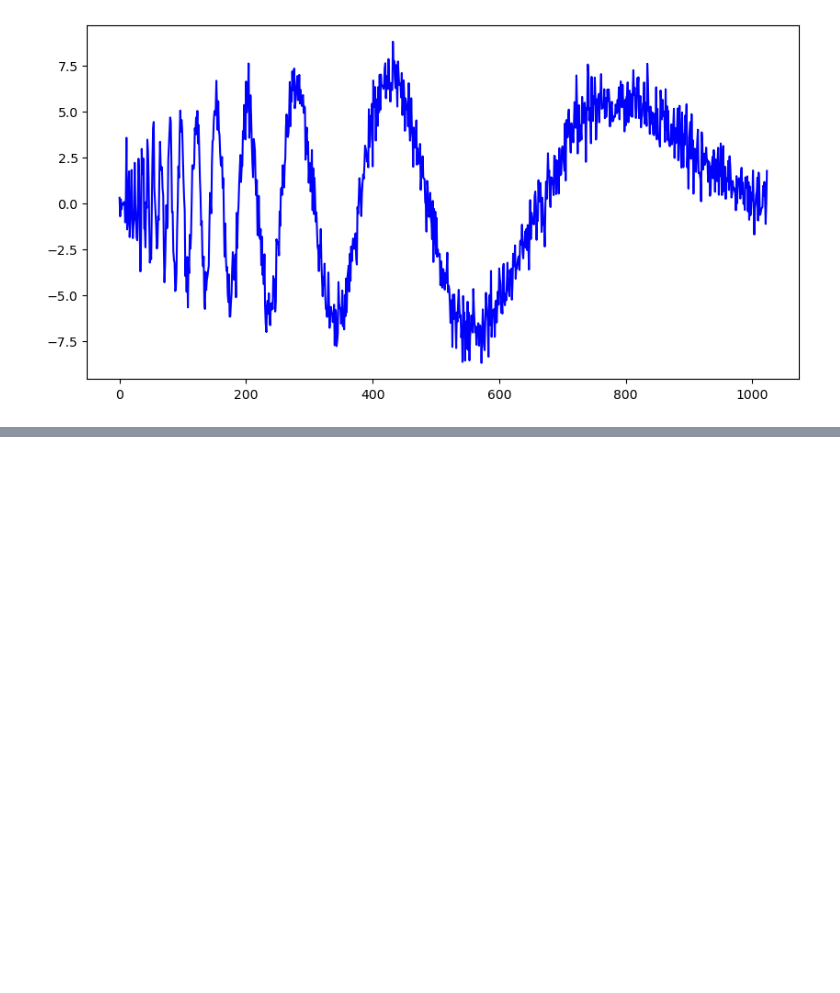
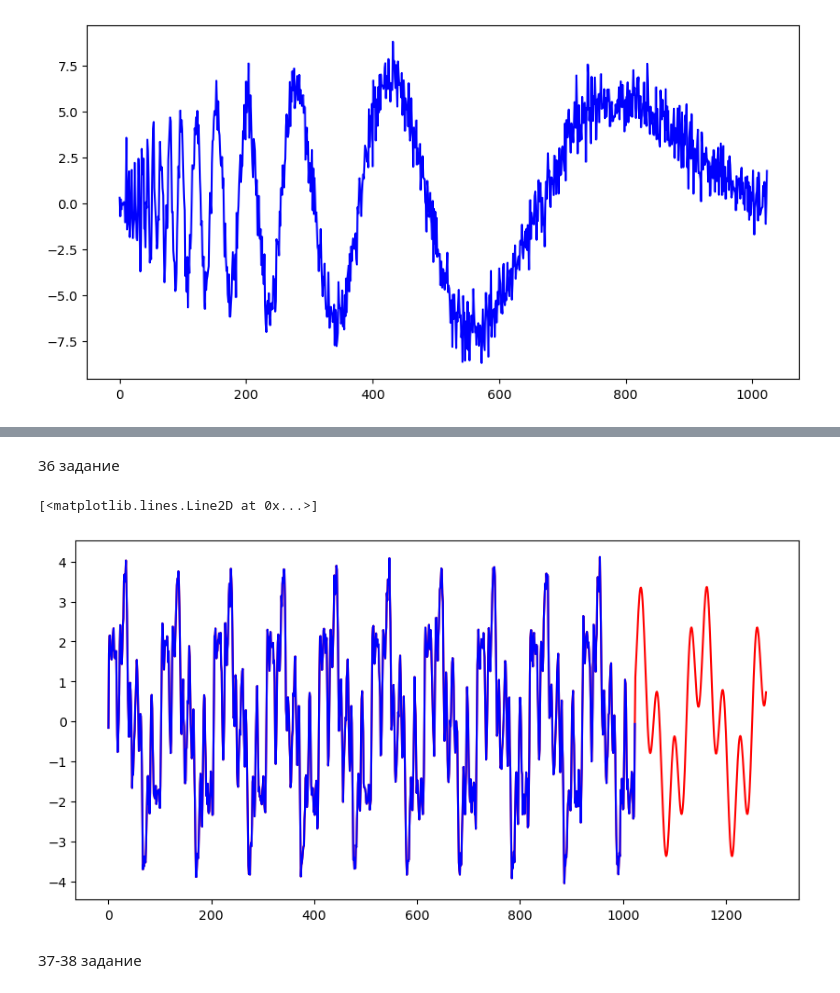
Before and after one commit to sympathhy/Vremennyi, a Jupyter notebook: lab6.ipynb, the cells around one changed output, grey strips where cells are left out. Saved outputs shown, nothing was run; the diff lists cells and outputs as text; code cells hidden in the pictures; blank space fills up the shorter version.

```diff
--- a/lab6.ipynb
+++ b/lab6.ipynb
@@ -315,0 +329,27 @@ IndexError: index 1 is out of bounds for axis 1 with size 1
+# %% [markdown]
+36 задание
+# %%
+def gen_F(N):
+    t = np.linspace(0,1, N)
+    f1 = 10
+    f2 = 40
+    f3 = 100
+    f4 = 150
+
+    return 2.0*np.sin(2*np.pi*f1*t)+1.5*np.sin(2*np.pi*f2*t)+0.8*np.sin(2*np.pi \
+                        *f3*t)+0.5*np.sin(2*np.pi*f4*t)+0.2*rand.randn(len(t))
+
+
+F, F1 = gen_F(1024), gen_F(1024 + 256)
+A, U, V = SSA_modes(F1, 100)
+res = SSA_group(A, U, V, len(F1), [0, 1, 2, 3])
+otv = SSA_R(A, U, len(F), 256, [0, 1, 2, 3], res, F)
+
+plt.figure(figsize = (10, 5))
+plt.plot(otv, c = 'r')
+plt.plot(F, c = 'b')
+# %% [output]
+[<matplotlib.lines.Line2D at 0x...>]
+[figure, added]
+# %% [markdown]
+37-38 задание
```
Also changed, not shown: parts of 21 cells of this notebook.
